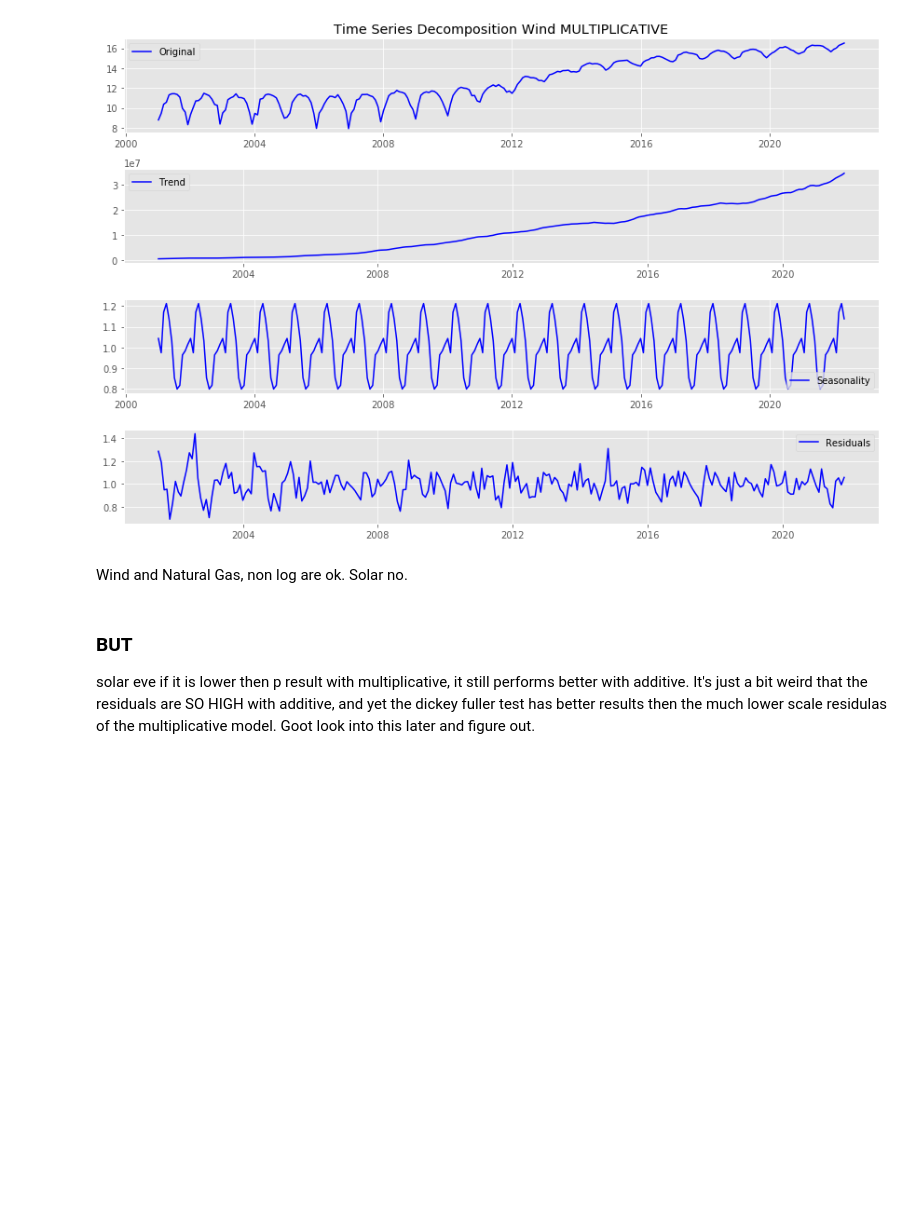
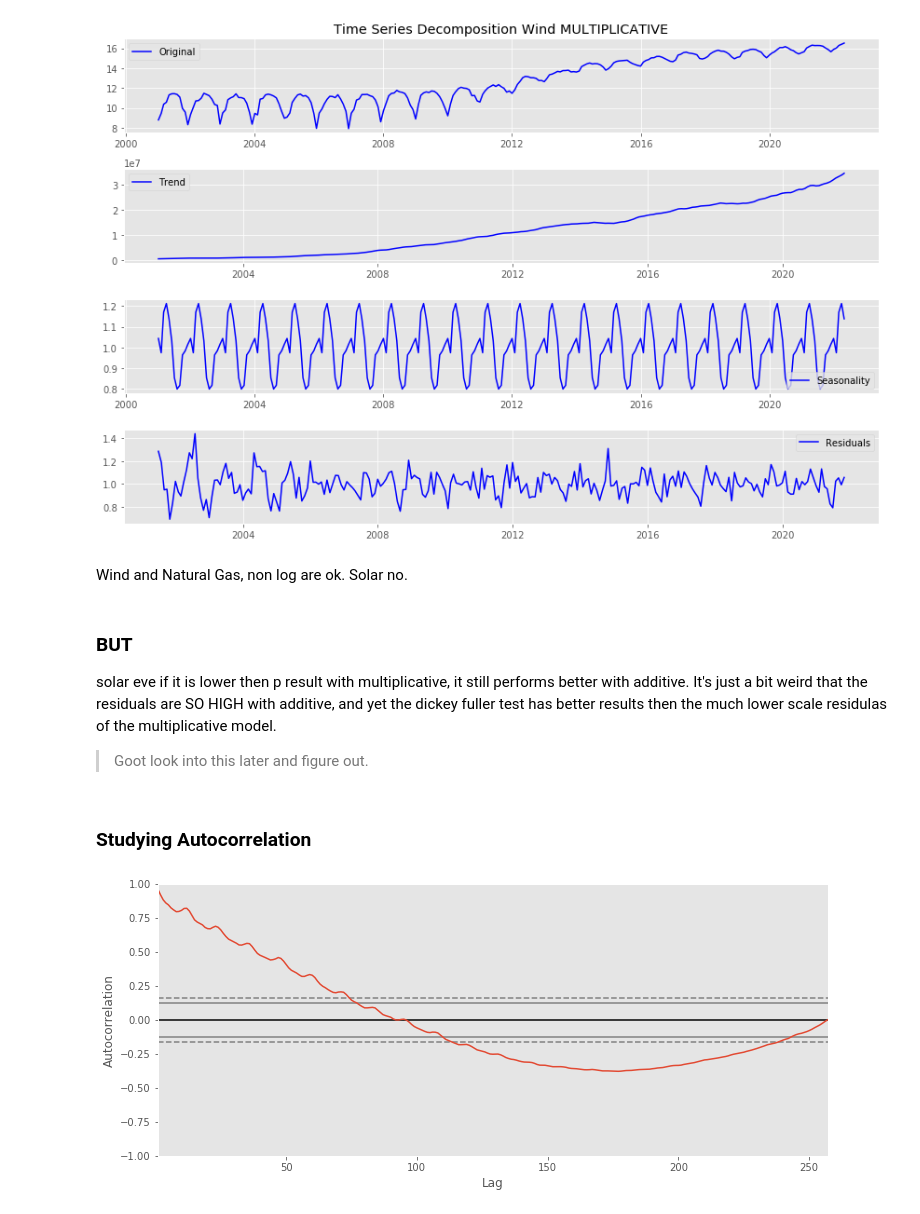
Before and after one commit to MNLKuzmin/USEnergy_Generation, a Jupyter notebook: TimeseriesNotebook.ipynb, the cells around one changed output. Saved outputs shown, nothing was run; the diff lists cells and outputs as text; code cells hidden in the pictures; blank space fills up the shorter version.

```diff
--- a/TimeseriesNotebook.ipynb
+++ b/TimeseriesNotebook.ipynb
@@ -1338,4 +1236,11 @@ Wind and Natural Gas, non log are ok. Solar no.
 # %% [markdown]
 ### BUT
 solar eve if it is lower then p result with multiplicative, it still performs better with additive. It's just a bit weird that the residuals are SO HIGH with additive, and yet the dickey fuller test has better results then the much lower scale residulas of the multiplicative model.
-Goot look into this later and figure out.
+> Goot look into this later and figure out.
+# %% [markdown]
+### Studying Autocorrelation
+# %%
+plt.figure(figsize=(12,5))
+pd.plotting.autocorrelation_plot(wind);
+# %% [output]
+[figure, added]
```
Also changed, not shown: parts of 47 cells of this notebook.
